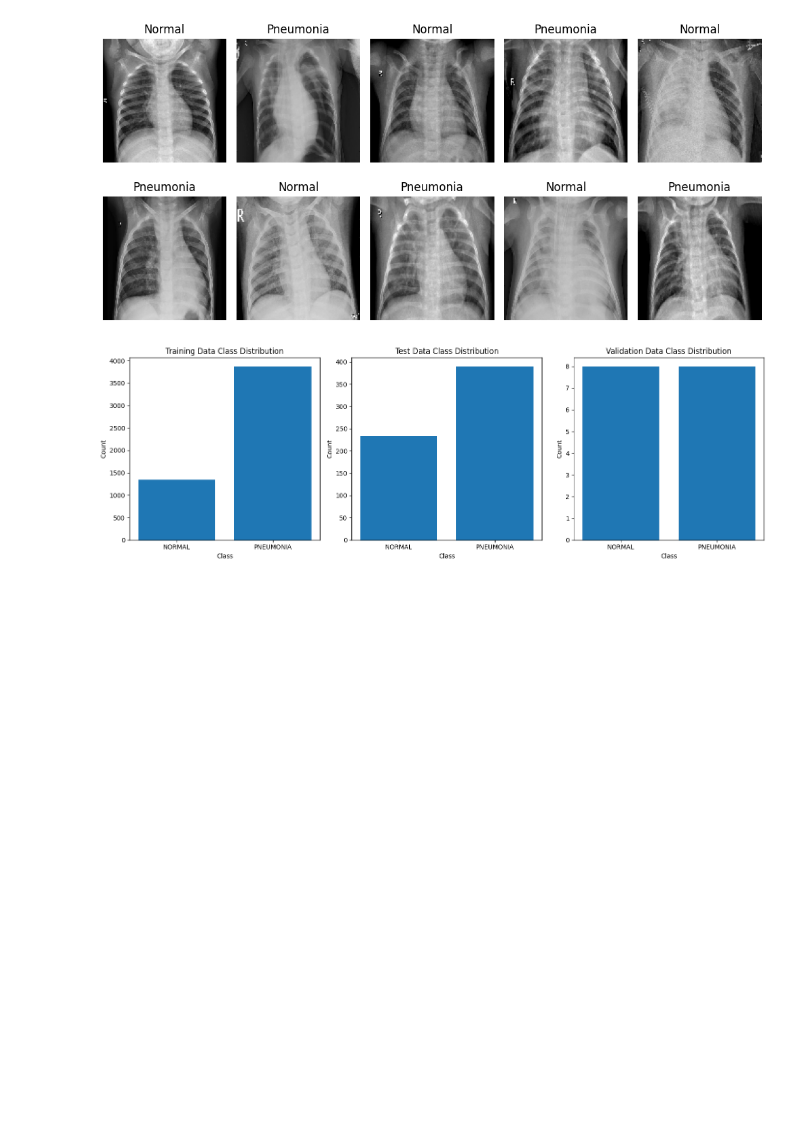
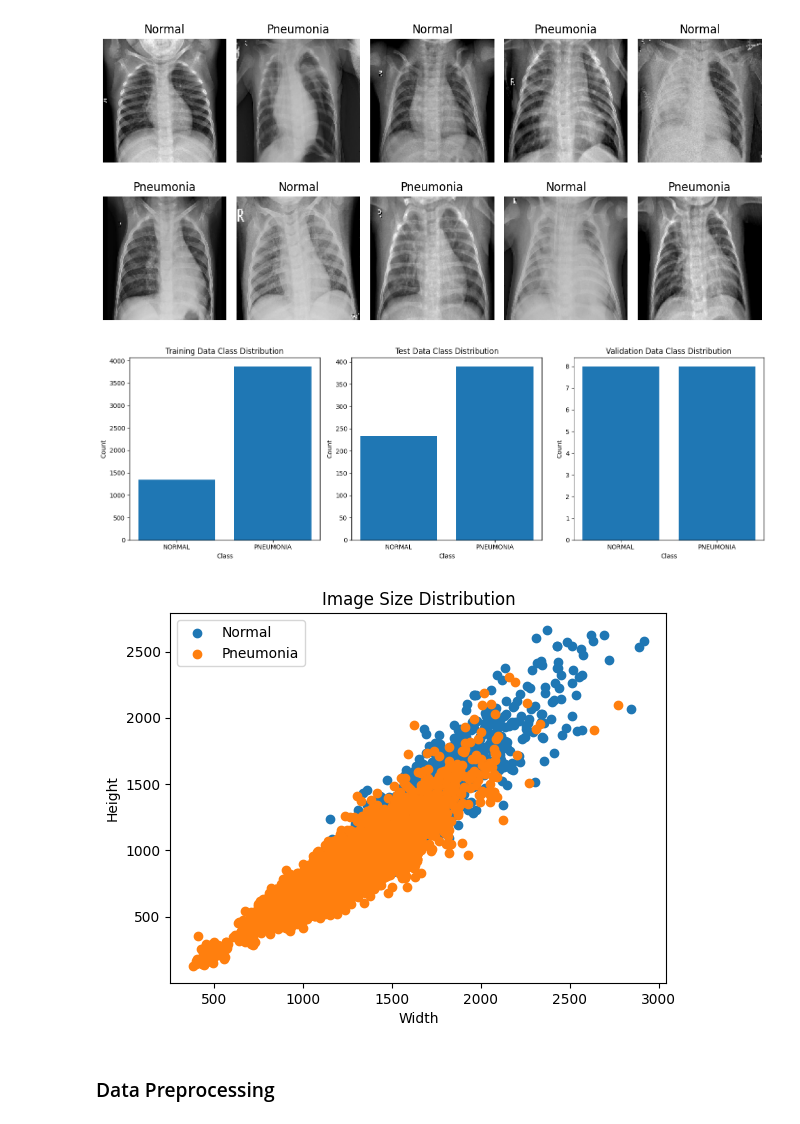
Before and after one commit to NgenziNevilleMativo/image_classification_X-RAY_Pneumonia, a Jupyter notebook: image_classification.ipynb, the cells around one changed output. Drawn from its saved outputs; the diff is of its cells as text; code cells hidden in the pictures; blank space fills up the shorter version.

```diff
--- a/image_classification.ipynb
+++ b/image_classification.ipynb
@@ -203,0 +170,24 @@ def display_augmented_images(data, augmentation_params, num_augmented_images=5):
+# %%
+from PIL import Image
+normal_image_sizes = []
+pneumonia_image_sizes = []
+for image_path in train_generator.filepaths:
+    img = Image.open(image_path)
+    width, height = img.size
+    if "NORMAL" in image_path:
+        normal_image_sizes.append((width, height))
+    else:
+        pneumonia_image_sizes.append((width, height))
+normal_image_sizes = np.array(normal_image_sizes)
+pneumonia_image_sizes = np.array(pneumonia_image_sizes)
+plt.scatter(normal_image_sizes[:, 0], normal_image_sizes[:, 1], label='Normal')
+plt.scatter(pneumonia_image_sizes[:, 0], pneumonia_image_sizes[:, 1], label='Pneumonia')
+plt.xlabel('Width')
+plt.ylabel('Height')
+plt.title('Image Size Distribution')
+plt.legend()
+plt.show()
+# %% [output]
+[figure, added]
+# %% [markdown]
+### Data Preprocessing
```
Also changed, not shown: parts of 8 cells of this notebook.
